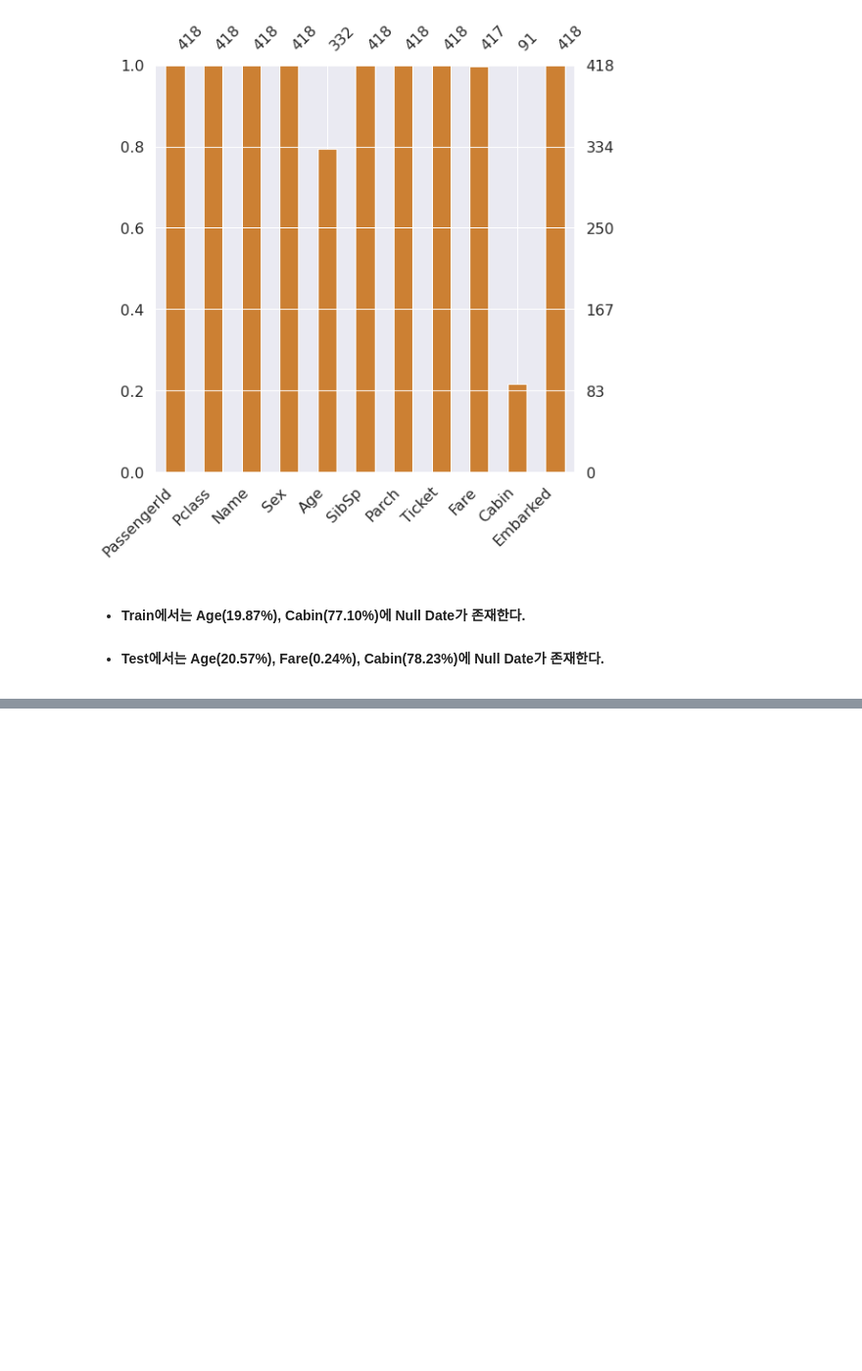
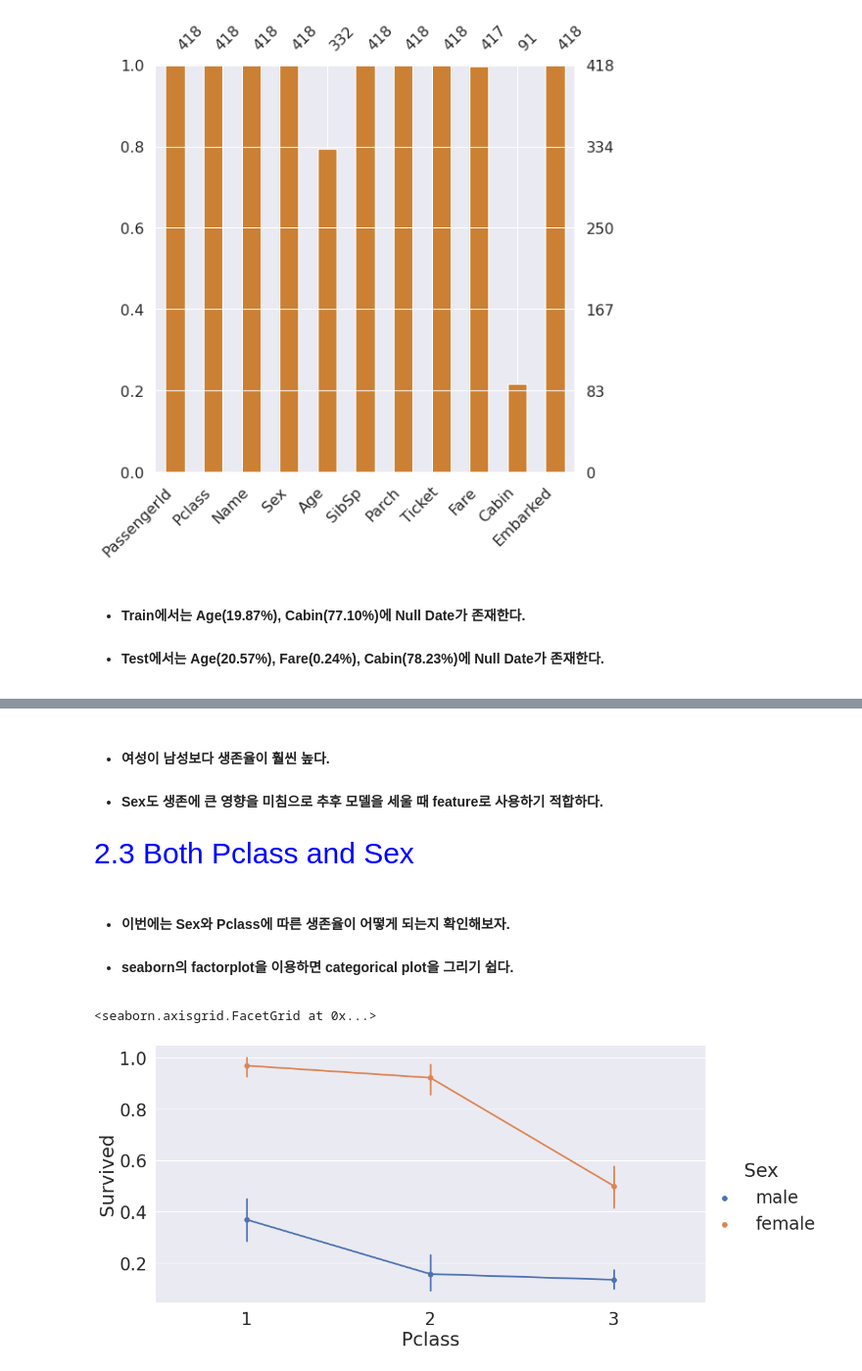
Before and after one commit to dwkim8155/ML-Study, a Jupyter notebook: my-first-analysis-for-titanic.ipynb, the cells around one changed output, grey strips where cells are left out. Shown at 98% size. Cells and saved outputs as stored; diff of their text form; code cells hidden in the pictures; blank space fills up the shorter version.

```diff
--- a/my-first-analysis-for-titanic.ipynb
+++ b/my-first-analysis-for-titanic.ipynb
@@ -102,0 +200,13 @@ msno.bar(df=df_test, figsize=(8,8), color=(0.8, 0.5, 0.2))
+# %% [markdown]
+* #### 여성이 남성보다 생존율이 훨씬 높다.
+* #### Sex도 생존에 큰 영향을 미침으로 추후 모델을 세울 때 feature로 사용하기 적합하다.
+# %% [markdown]
+<span style="font-size: 30px; color:blue"> 2.3 Both Pclass and Sex </span>
+# %% [markdown]
+* #### 이번에는 Sex와 Pclass에 따른 생존율이 어떻게 되는지 확인해보자.
+* #### seaborn의 factorplot을 이용하면  categorical plot을 그리기 쉽다.
+# %%
+sns.factorplot('Pclass','Survived', hue='Sex', data=df_train, size=7, aspect=2)
+# %% [output]
+<seaborn.axisgrid.FacetGrid at 0x...>
+[figure, added]
```
Also changed, not shown: parts of 17 cells of this notebook.
